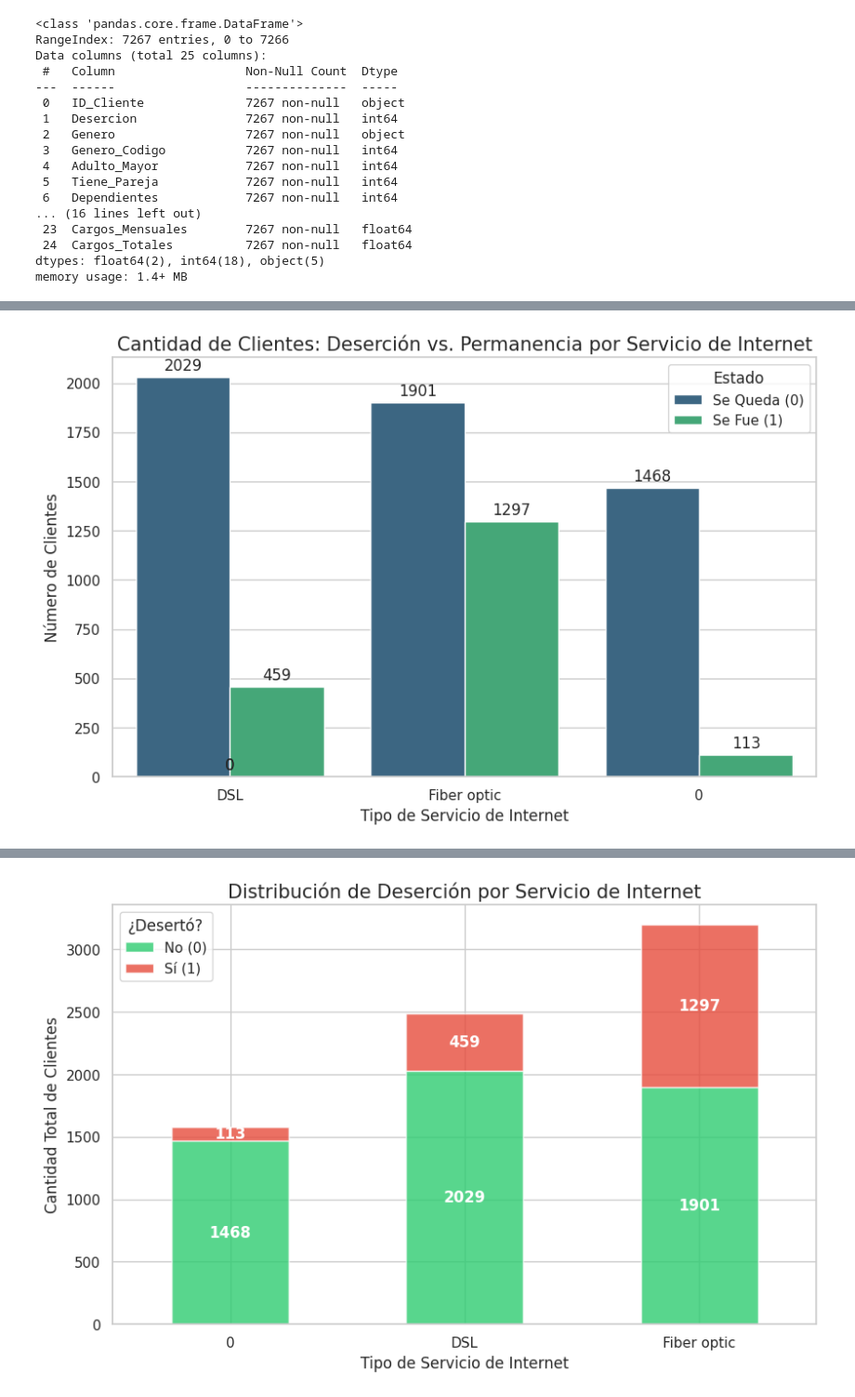
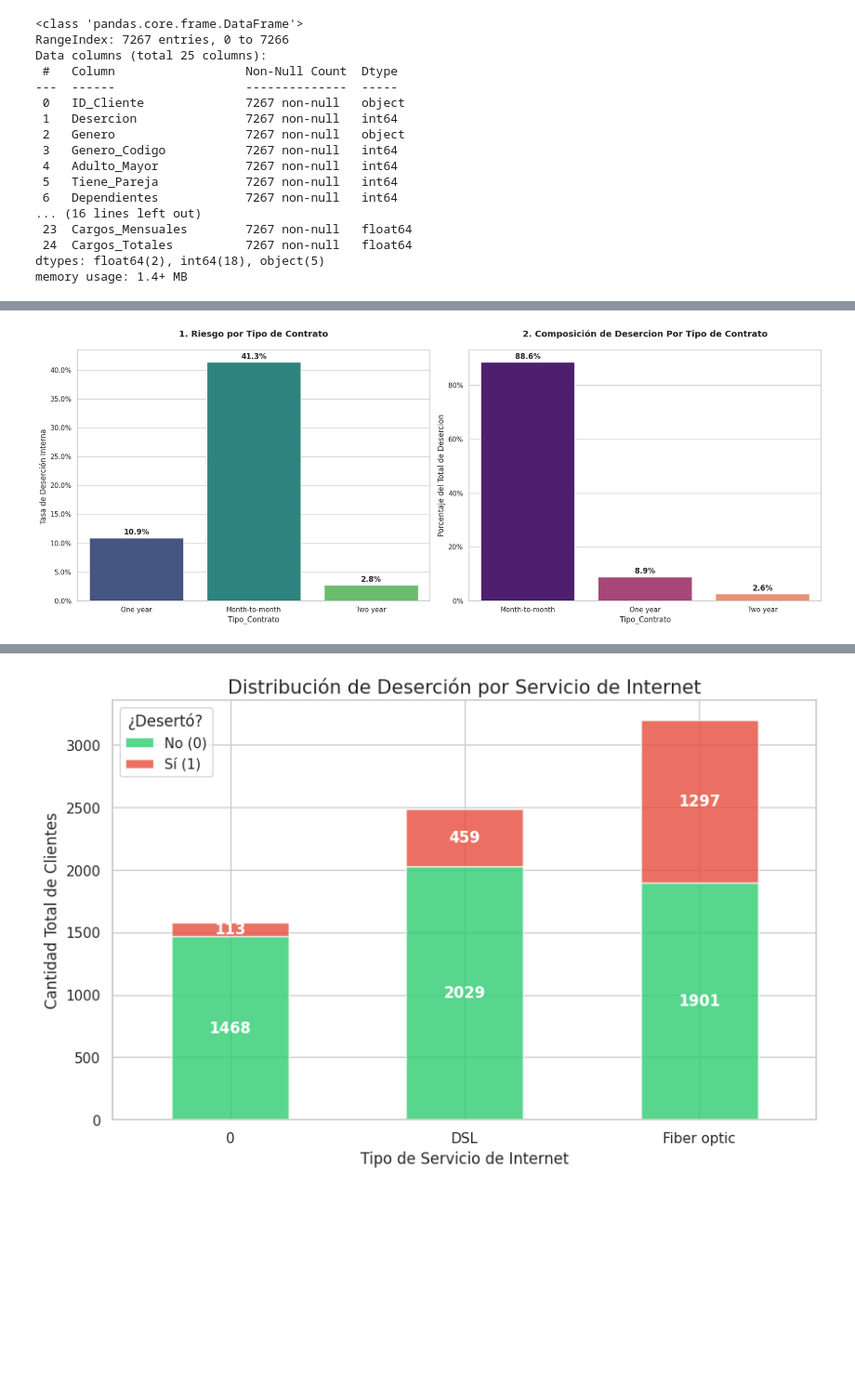
Before and after one commit to lstredel/Challenge-Telecom-X, a Jupyter notebook: Challenge_TelecomX.ipynb, the cells around one changed output, grey strips where cells are left out. Shown at 93% size. Saved outputs shown, nothing was run; the diff lists cells and outputs as text; code cells hidden in the pictures; blank space fills up the shorter version.

```diff
--- a/Challenge_TelecomX.ipynb
+++ b/Challenge_TelecomX.ipynb
@@ -783,26 +689,38 @@ plt.show()
-# %%
-# 1. Configuración de estilo y tamaño
-plt.figure(figsize=(10, 6))
-sns.set_style("whitegrid")
-
-# 2. Creación del gráfico de conteo (countplot)
-# 'hue' separa las barras entre los que se fueron (Churn=1) y los que no (Churn=0)
-ax = sns.countplot(x='Tipo_Internet', hue='Desercion', data=df, palette='viridis')
-
-# 3. Personalización de etiquetas
-plt.title('Cantidad de Clientes: Deserción vs. Permanencia por Servicio de Internet', fontsize=15)
-plt.xlabel('Tipo de Servicio de Internet')
-plt.ylabel('Número de Clientes')
-plt.legend(title='Estado', labels=['Se Queda (0)', 'Se Fue (1)'])
-
-# 4. Añadir etiquetas de conteo sobre cada barra para precisión
-for p in ax.patches:
-    ax.annotate(f'{int(p.get_height())}',
-                (p.get_x() + p.get_width() / 2., p.get_height()),
-                ha = 'center', va = 'center',
-                xytext = (0, 9),
-                textcoords = 'offset points')
-
-plt.show()
-# %% [output]
-[figure, removed]
+# %%
+# Preparara datos para el segundo gráfico (Composición del Total)
+df_solo_fuga = df[df['Desercion'] == 1]
+composicion_fuga = df_solo_fuga['Tipo_Contrato'].value_counts(normalize=True) * 100
+
+# Creacion de la estructura: 1 fila, 2 columnas
+fig, (ax1, ax2) = plt.subplots(1, 2, figsize=(18, 7))
+sns.set_theme(style="whitegrid")
+
+# --- GRÁFICO 1: TASA DE DESERCIÓN INTERNA (RIESGO) ---
+sns.barplot(x='Tipo_Contrato', y=df['Desercion'] * 100, data=df,
+            palette='viridis', ax=ax1, errorbar=None, hue='Tipo_Contrato', legend=False)
+
+ax1.set_title('1. Riesgo por Tipo de Contrato\n', fontsize=14, fontweight='bold')
+ax1.set_ylabel('Tasa de Deserción Interna ')
+ax1.yaxis.set_major_formatter(mtick.PercentFormatter())
+
+for p in ax1.patches:
+    ax1.annotate(f'{p.get_height():.1f}%', (p.get_x() + p.get_width() / 2., p.get_height()),
+                 ha='center', va='center', xytext=(0, 9), textcoords='offset points', fontweight='bold')
+
+# --- GRÁFICO 2: COMPOSICIÓN DEL TOTAL (VOLUMEN) ---
+sns.barplot(x=composicion_fuga.index, y=composicion_fuga.values,
+            palette='magma', ax=ax2, hue=composicion_fuga.index, legend=False)
+
+ax2.set_title('2. Composición de Desercion Por Tipo de Contrato\n', fontsize=14, fontweight='bold')
+ax2.set_ylabel('Porcentaje del Total de Desercion')
+ax2.yaxis.set_major_formatter(mtick.PercentFormatter())
+
+for p in ax2.patches:
+    ax2.annotate(f'{p.get_height():.1f}%', (p.get_x() + p.get_width() / 2., p.get_height()),
+                 ha='center', va='center', xytext=(0, 9), textcoords='offset points', fontweight='bold')
+
+# Ajuste final para que no se amontonen los gráficos
+plt.tight_layout()
+plt.show()
+# %% [output]
+[figure, added]
```
Also changed, not shown: parts of 10 cells of this notebook.
